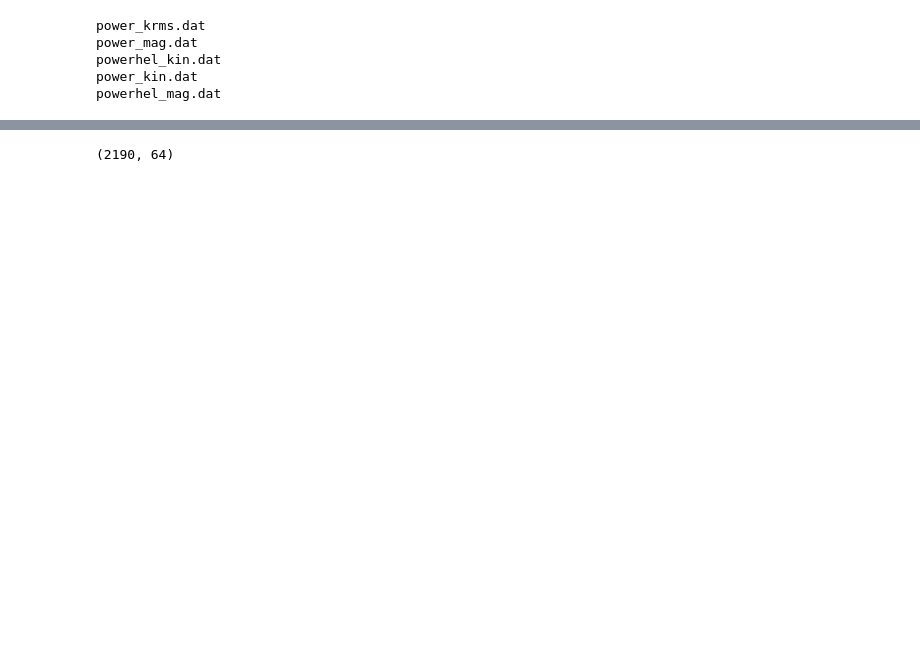
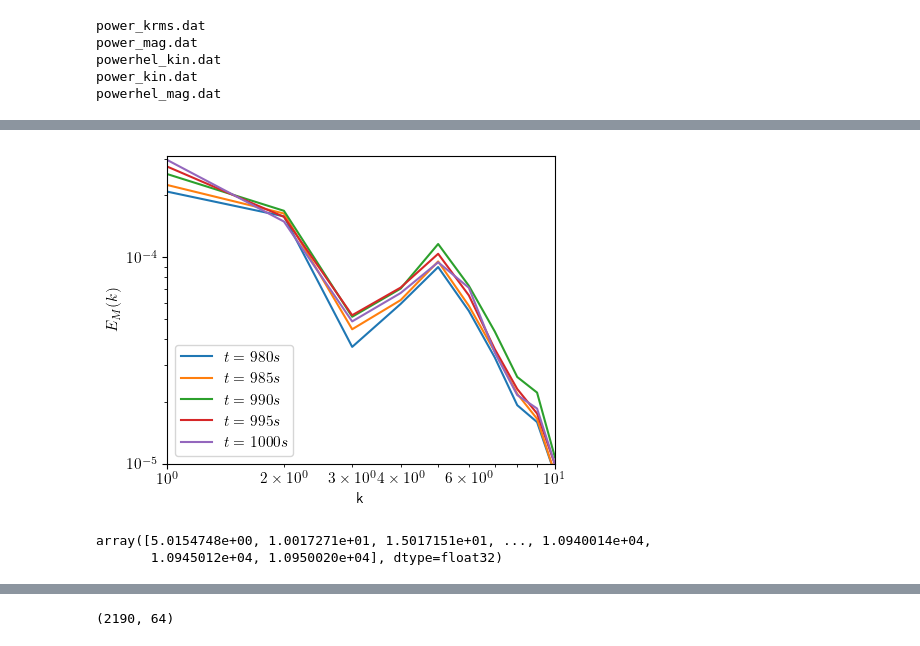
Before and after one commit to rajesh-Official00/pc_git_test, a Jupyter notebook: dynamo/t1/py_file.ipynb, the cells around one changed output, grey strips where cells are left out. Saved outputs shown, nothing was run; the diff lists cells and outputs as text; code cells hidden in the pictures; blank space fills up the shorter version.

```diff
--- a/dynamo/t1/py_file.ipynb
+++ b/dynamo/t1/py_file.ipynb
@@ -220,0 +231,23 @@ plt.show()
+# %%
+indx = 200
+fig, axs = plt.subplots(1,1, figsize=(5,4))#sharex=True, figsize=(8,6))
+
+for i in range(5,0,-1):
+# for i in range(10,0,-2):
+    axs.plot(power.mag[indx-i,0:], label=fr'$t={power.t[indx-i]:.0f} s$')
+axs.set_xlim(1,10)
+axs.set_ylim(0.00001,)
+axs.set_xscale('log')
+axs.set_yscale('log')
+# axs.set_xticks(np.arange(1, 16, step=2))
+axs.set_xlabel('k')
+axs.set_ylabel(r'$E_M(k)$')
+axs.legend()
+plt.show()
+# %% [output]
+[figure, added]
+# %%
+power.t
+# %% [output]
+array([5.0154748e+00, 1.0017271e+01, 1.5017151e+01, ..., 1.0940014e+04,
+       1.0945012e+04, 1.0950020e+04], dtype=float32)
```
Also changed, not shown: parts of 11 cells of this notebook.
